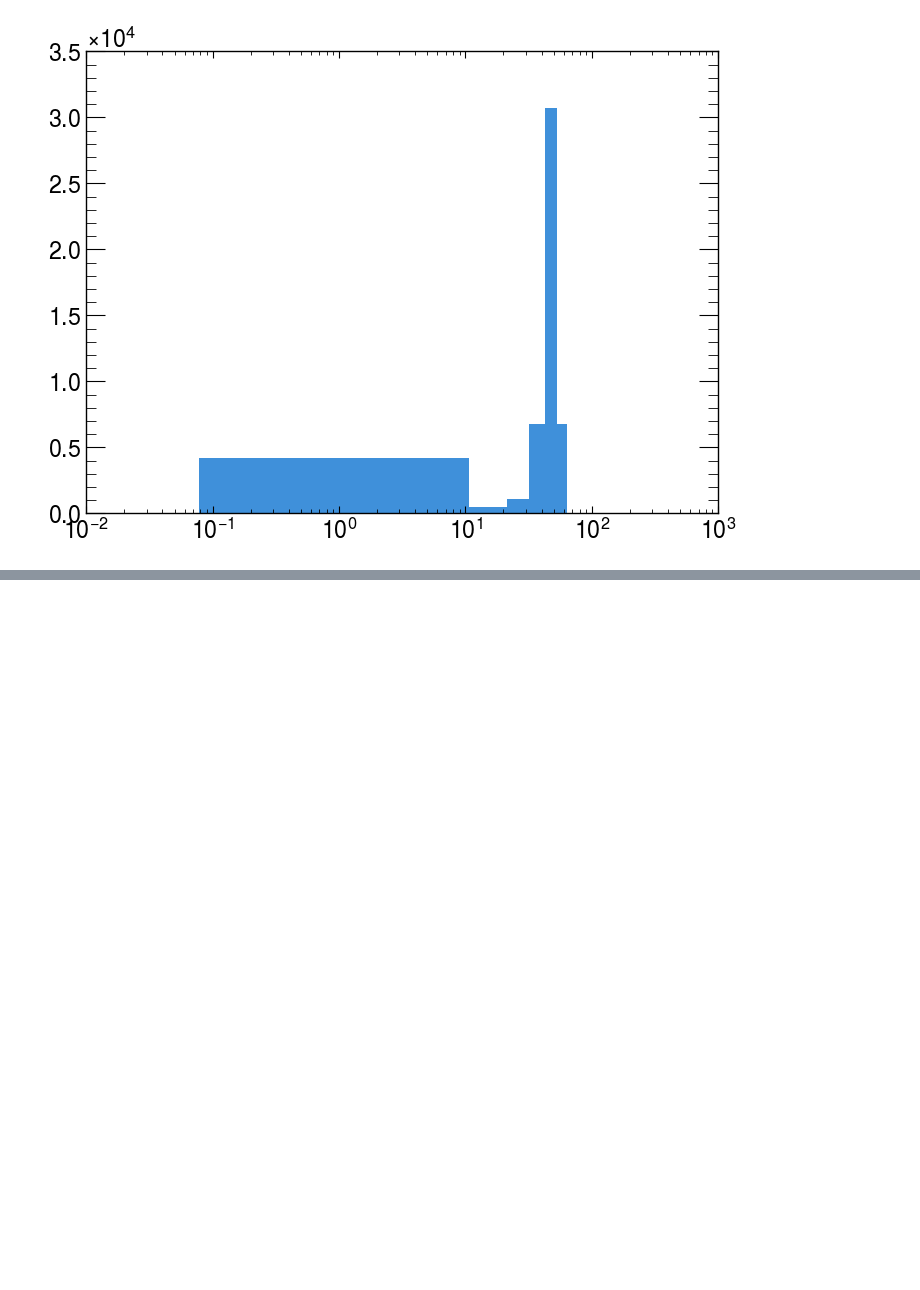
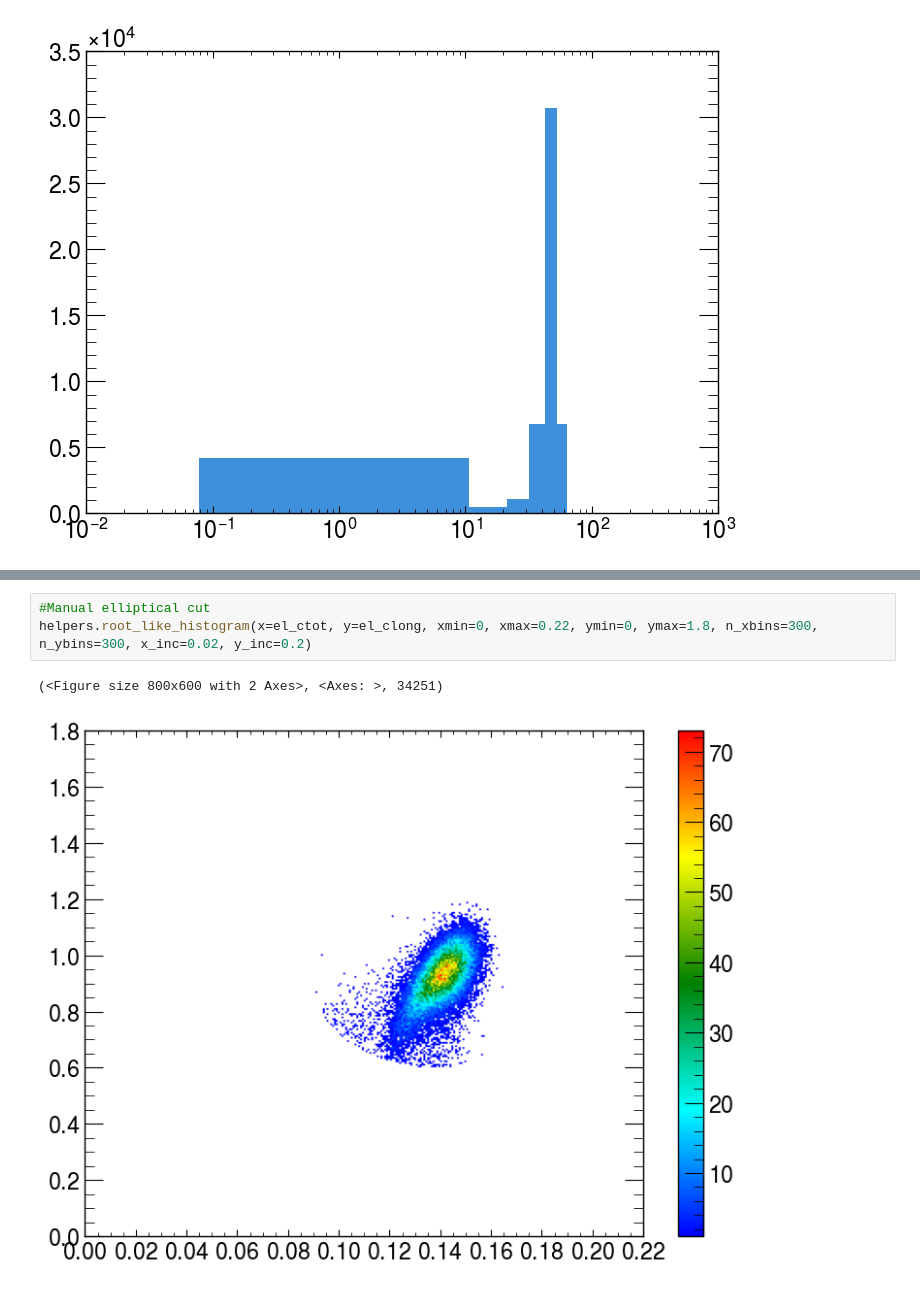
Before and after one commit to kandels/tiletbana, a Jupyter notebook: checks.ipynb, the cells around one changed output, grey strips where cells are left out. Drawn from its saved outputs; the diff is of its cells as text; blank space fills up the shorter version.

```diff
--- a/checks.ipynb
+++ b/checks.ipynb
@@ -245,0 +274,6 @@ plt.xscale('log')
+# %%
+#Manual elliptical cut
+helpers.root_like_histogram(x=el_ctot, y=el_clong, xmin=0, xmax=0.22, ymin=0, ymax=1.8, n_xbins=300, n_ybins=300, x_inc=0.02, y_inc=0.2)
+# %% [output]
+(<Figure size 800x600 with 2 Axes>, <Axes: >, 34251)
+[figure, added]
```
Also changed, not shown: parts of 5 cells of this notebook, 1 other file.
